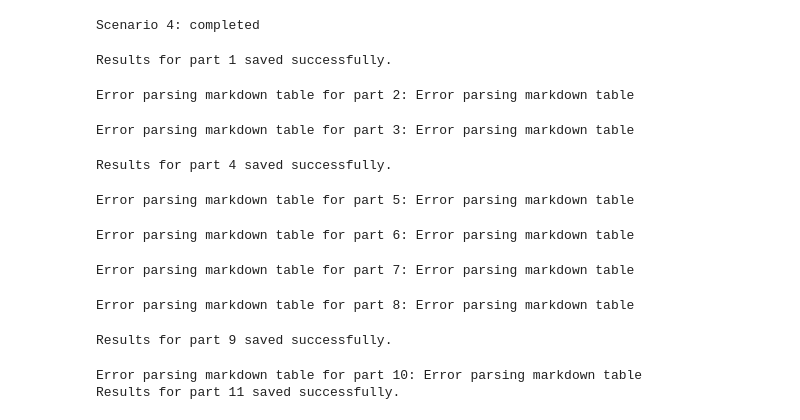
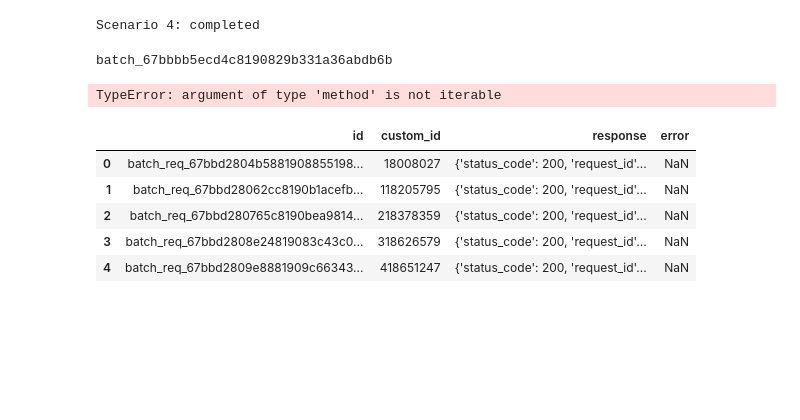
Before and after one commit to chroniq-lab/equity_precision_llm, a Jupyter notebook: preprocessing/epl02_openai query unattributable set.ipynb, the cells around one changed output. Saved outputs shown, nothing was run; the diff lists cells and outputs as text; code cells hidden in the pictures; blank space fills up the shorter version.

Commit message:
Updated epl02_...unattributable and format_gpt_output

```diff
--- a/preprocessing/epl02_openai query unattributable set.ipynb
+++ b/preprocessing/epl02_openai query unattributable set.ipynb
@@ -230,34 +232,46 @@ file_response_unattributable_part11 = client.files.content(batch_status_unattrib
 # %%
+import re
 execfile(path_equity_precision_llm_repo + "/functions/format_gpt_output.py")
 
-def save_results(part_number, file_response):
-	try:
-		results = format_gpt_output(file_response)
-		results.to_csv(path_equity_precision_llm_folder + f'/llm training/Unclassified Splits/Unattributable Part {part_number}_results.csv', index=False)
-		print(f"Results for part {part_number} saved successfully.")
-	except ValueError as e:
-		print(f"Error parsing markdown table for part {part_number}: {e}")
+def save_results(part_number, batch_created_id):
+	results = pd.DataFrame()
+	batch_status = client.batches.retrieve(batch_created_id)
+	print(batch_status.id)
+	df = pd.read_json(path_equity_precision_llm_folder + "/llm training/Unclassified Splits/" + str(batch_status.id) +"_output.jsonl",lines=True)
 
-save_results(1, file_response_unattributable_part1)
-save_results(2, file_response_unattributable_part2)
-save_results(3, file_response_unattributable_part3)
-save_results(4, file_response_unattributable_part4)
-save_results(5, file_response_unattributable_part5)
-save_results(6, file_response_unattributable_part6)
-save_results(7, file_response_unattributable_part7)
-save_results(8, file_response_unattributable_part8)
-save_results(9, file_response_unattributable_part9)
-save_results(10, file_response_unattributable_part10)
-save_results(11, file_response_unattributable_part11)
+	results = format_gpt_output_v2(df)
+	results.to_csv(path_equity_precision_llm_folder + f'/llm training/Unclassified Splits/Unattributable Part {part_number}_results.csv', index=False)
+	print(f"Results for part {part_number} saved successfully.")
+	return results
+
+save_results(1, batch_created_unattributable_part1_id)
+save_results(2, batch_created_unattributable_part2_id)
+save_results(3, batch_created_unattributable_part3_id)
+save_results(4, batch_created_unattributable_part4_id)
+save_results(5, batch_created_unattributable_part5_id)
+save_results(6, batch_created_unattributable_part6_id)
+save_results(7, batch_created_unattributable_part7_id)
+save_results(8, batch_created_unattributable_part8_id)
+save_results(9, batch_created_unattributable_part9_id)
+save_results(10, batch_created_unattributable_part10_id)
+save_results(11, batch_created_unattributable_part11_id)
 # %% [output]
-Results for part 1 saved successfully.
+batch_67bbbb5ecd4c8190829b331a36abdb6b
-Error parsing markdown table for part 2: Error parsing markdown table
+TypeError: argument of type 'method' is not iterable
-Error parsing markdown table for part 3: Error parsing markdown table
-Results for part 4 saved successfully.
-Error parsing markdown table for part 5: Error parsing markdown table
-Error parsing markdown table for part 6: Error parsing markdown table
-Error parsing markdown table for part 7: Error parsing markdown table
-Error parsing markdown table for part 8: Error parsing markdown table
-Results for part 9 saved successfully.
-Error parsing markdown table for part 10: Error parsing markdown table
-Results for part 11 saved successfully.
+# %%
+import re
+execfile(path_equity_precision_llm_repo + "/functions/format_gpt_output.py")
+
+results = pd.DataFrame()
+batch_status = client.batches.retrieve(batch_created_unattributable_part1_id)
+df = pd.read_json(path_equity_precision_llm_folder + "/llm training/Unclassified Splits/" + batch_created_unattributable_part1_id +"_output.jsonl", lines=True)
+
+
+df.head()
+# %% [output]
+|  | id | custom_id | response | error |
+| 0 | batch_req_67bbd2804b5881908855198... | 18008027 | {'status_code': 200, 'request_id'... | NaN |
+| 1 | batch_req_67bbd28062cc8190b1acefb... | 118205795 | {'status_code': 200, 'request_id'... | NaN |
+| 2 | batch_req_67bbd280765c8190bea9814... | 218378359 | {'status_code': 200, 'request_id'... | NaN |
+| 3 | batch_req_67bbd2808e24819083c43c0... | 318626579 | {'status_code': 200, 'request_id'... | NaN |
+| 4 | batch_req_67bbd2809e8881909c66343... | 418651247 | {'status_code': 200, 'request_id'... | NaN |
```
Also changed, not shown: parts of 3 cells of this notebook, 1 other file.
